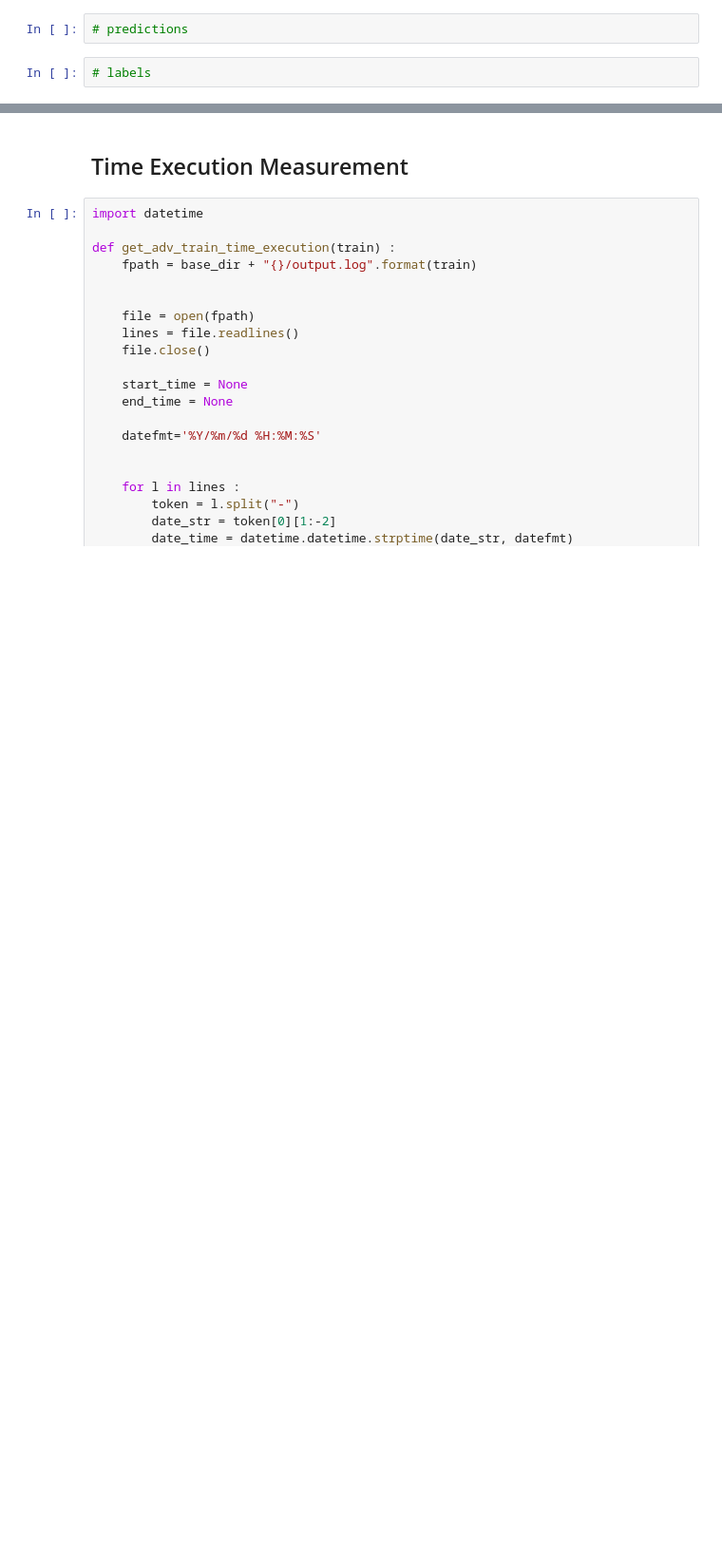
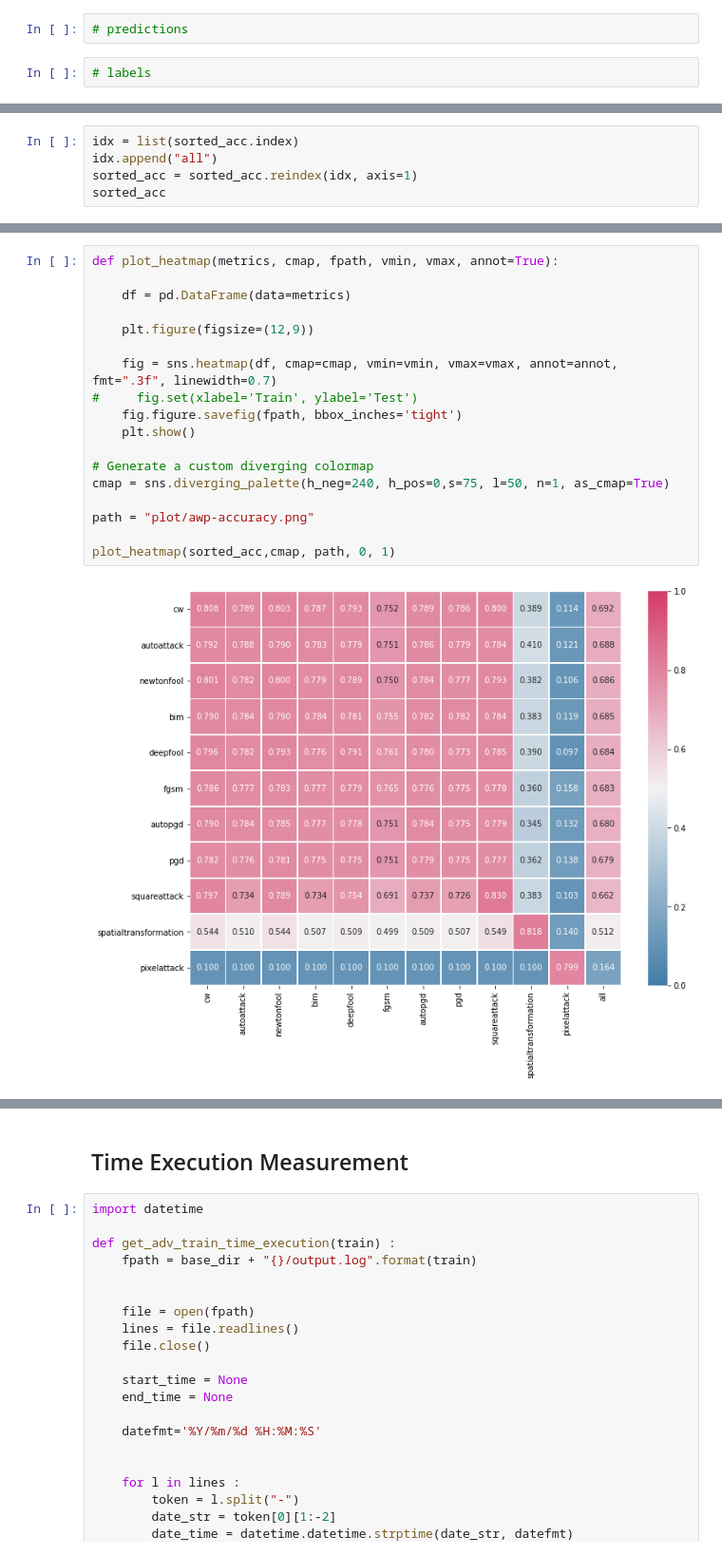
Before and after one commit to mhilmiasyrofi/attack-analysis, a Jupyter notebook: AT_AWP/upper-bound-analyis-awp.ipynb, the cells around one changed output, grey strips where cells are left out. Shown at 95% size. Drawn from its saved outputs; the diff is of its cells as text; blank space fills up the shorter version.

```diff
--- a/AT_AWP/upper-bound-analyis-awp.ipynb
+++ b/AT_AWP/upper-bound-analyis-awp.ipynb
@@ -111,0 +114,5 @@ sorted_acc
+# %%
+idx = list(sorted_acc.index)
+idx.append("all")
+sorted_acc = sorted_acc.reindex(idx, axis=1)
+sorted_acc
@@ -111,0 +132,20 @@ sorted_acc
+# %%
+def plot_heatmap(metrics, cmap, fpath, vmin, vmax, annot=True):
+
+    df = pd.DataFrame(data=metrics)
+
+    plt.figure(figsize=(12,9))
+
+    fig = sns.heatmap(df, cmap=cmap, vmin=vmin, vmax=vmax, annot=annot, fmt=".3f", linewidth=0.7)
+#     fig.set(xlabel='Train', ylabel='Test')
+    fig.figure.savefig(fpath, bbox_inches='tight')
+    plt.show()
+
+# Generate a custom diverging colormap
+cmap = sns.diverging_palette(h_neg=240, h_pos=0,s=75, l=50, n=1, as_cmap=True)
+
+path = "plot/awp-accuracy.png"
+
+plot_heatmap(sorted_acc,cmap, path, 0, 1)
+# %% [output]
+[figure, added]
```
Also changed, not shown: parts of 8 cells of this notebook.
